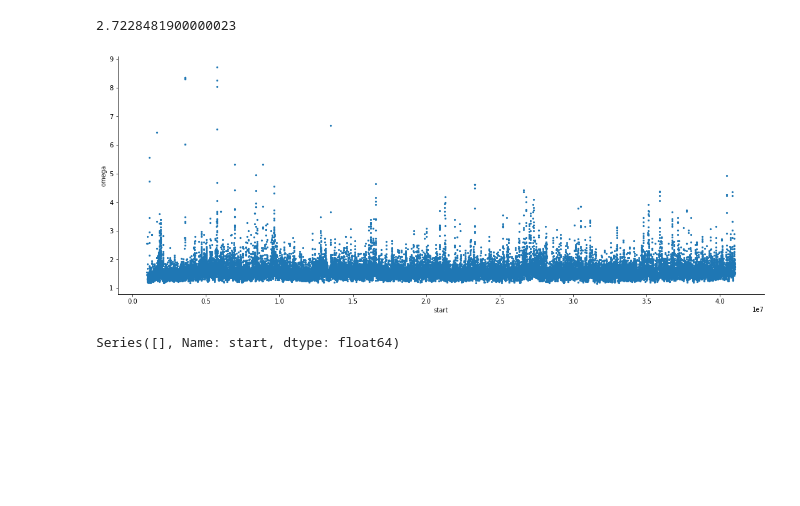
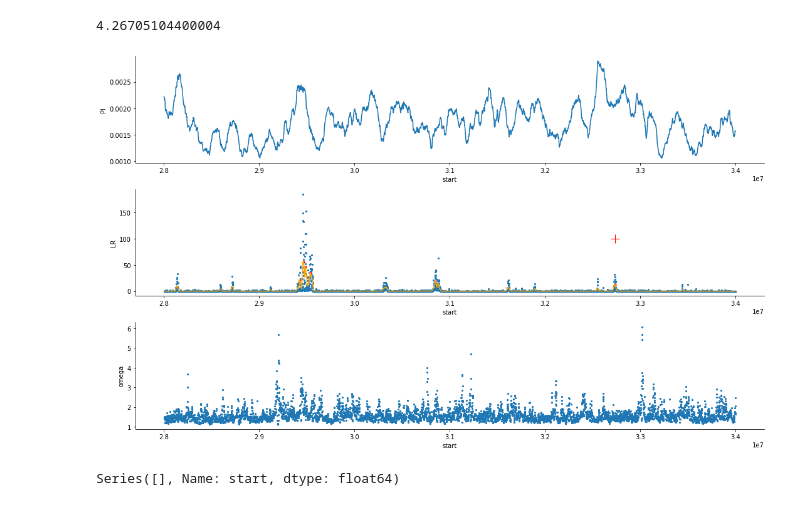
Before and after one commit to osipovarev/Brood_parasites_analysis, a Jupyter notebook: selective_sweeps_analysis.ipynb, the cells around one changed output. Saved outputs shown, nothing was run; the diff lists cells and outputs as text; code cells hidden in the pictures; blank space fills up the shorter version.

Commit message:
backed up changes from Thu Aug  1 22:15:32 EDT 2024 in the project /Users/osipova/Documents/LabDocs/Brood_parasites_analysis

```diff
--- a/selective_sweeps_analysis.ipynb
+++ b/selective_sweeps_analysis.ipynb
@@ -44,44 +44,76 @@ def find_local_extrema(x, f_x, window, p, extreme):
 #     minima_x = smoothed_x[minima_indices]
     return sub_smoothed_x, sub_smoothed_f_x, minima_indices
 # %%
+# OmegaPlus LD analysis
+
 ## Plot 4Mb regions of a chr
 dir_path = '/Users/osipova/Documents/LabDocs/Brood_parasites_analysis/'
 # db = 'molAte'
-db = 'indInd'
+# db = 'indInd'
+db = 'vidCha'
 
-file_name = 'OmegaPlus_{}/merged_omegaPlus.tsv'.format(db)
+file_name = 'OmegaPlus_{}/intersect.LR.pi.depth.omega.bed'.format(db)
 file_data = glob(dir_path + file_name)[0]
 df_full = pd.read_csv(file_data, sep='\t')
 
-C = 'CM051081'
-n = 1
-df = df_full[(df_full['scaffold'] == C) & (df_full['start'] > n*10**6) & (df_full['start'] < (n+40)*10**6)]
+C = 'CM049527'
+n = 28
+df = df_full[(df_full['scaffold'] == C) & (df_full['start'] > n*10**6) & (df_full['start'] < (n+6)*10**6)]
 
 
 ## Define the window size for the moving average
 window = 20
-p = np.percentile(df['omega'], 99)
+p_pi = 0.0001
+p_lr = np.average(df['LR']) + 10
+p = np.percentile(df['omega'], 99.9)
 print(p)
-p_lr = np.average(df['omega']) + 0.2
 
-fig, axes = plt.subplots(figsize = (15, 2*3))
-# ax1, ax2 = axes[0], axes[1]
 
-## Omega
+fig, axes = plt.subplots(3, 1, figsize = (15, 3*3))
+ax1, ax2, ax3 = axes[0], axes[1], axes[2]
+
+## PI
 x = df['start']
-f_x = df['omega']
+f_x = df['PI']
+smoothed_x, smoothed_f_x, minima_indices = find_local_extrema(x, f_x, window, p_pi, 'min')
+pi_peaks = smoothed_x[minima_indices]
+
+sns.lineplot(ax=ax1, data=df, x='start', y='PI')
+# sns.lineplot(ax=ax1, x=smoothed_x, y=smoothed_f_x)
+# sns.scatterplot(ax=ax1, x=smoothed_x[minima_indices], y=smoothed_f_x[minima_indices], color='red', s=50)
+
+
+## SF2
+x = df['start']
+f_x = df['LR']
 smoothed_x, smoothed_f_x, minima_indices = find_local_extrema(x, f_x, window, p_lr, 'max')
 lr_peaks = smoothed_x[minima_indices]
 
-sns.scatterplot(data=df, x='start', y='omega', linewidth=0, s=10)
+sns.scatterplot(ax=ax2, data=df, x='start', y='LR', linewidth=0, s=10)
 sns.lineplot(ax=ax2, x=smoothed_x, y=smoothed_f_x, color='orange')
 sns.scatterplot(ax=ax2, x=smoothed_x[minima_indices], y=smoothed_f_x[minima_indices], color='red', s=20)
 
+
+## Extend region of PI peaks +- delta (50k in total)
+delta = 25000
+pi_peaks_region = []
+for el in pi_peaks:
+    pi_peaks_region.extend([i for i in range(el - delta, el + delta)])
+
+## Overlap peaks
+peaks_overlap = [i for i in lr_peaks if i in pi_peaks_region]
+sns.scatterplot(ax=ax2, x=peaks_overlap, y=100, color='red', marker="+", s=200)
+
+## Omega
+sns.scatterplot(ax=ax3, data=df, x='start', y='omega', linewidth=0, s=10)
+sns.scatterplot(ax=ax3, data=df[df['omega']>8], x='start', y='omega', linewidth=0, s=20, color='red')
+
+
 sns.despine(fig=None, ax=None, left=False, bottom=False, offset=None, trim=False)
 fig.tight_layout()
 # %% [output]
-2.7228481900000023
+4.26705104400004
-[figure, old version]
+[figure, new version]
 # %%
 lr_peaks
 # %% [output]
```
